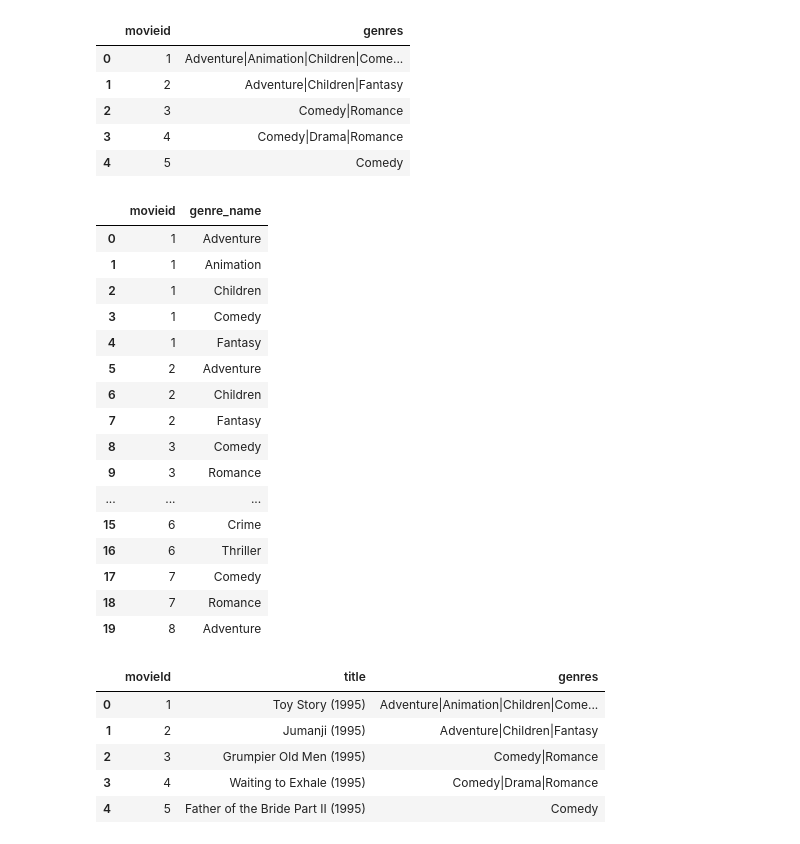
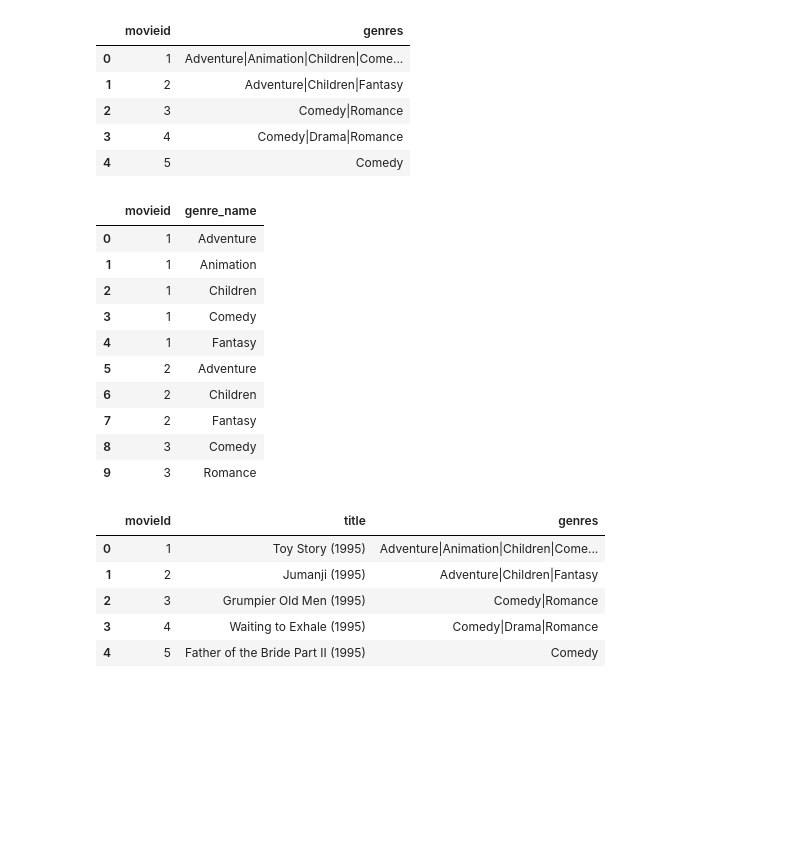
Before and after one commit to mpeteet/ETL-challenge-Team-3, a Jupyter notebook: movie_and_genre_ETL.ipynb, the cells around one changed output. Cells and saved outputs as stored; diff of their text form; code cells hidden in the pictures; blank space fills up the shorter version.

```diff
--- a/movie_and_genre_ETL.ipynb
+++ b/movie_and_genre_ETL.ipynb
@@ -106,25 +106,19 @@ for i in np.arange(len(movie_id_list)):
 # %%
 genre_final_df=pd.DataFrame(movie_genre_final_list)
 # %%
-genre_final_df.head(20)
+genre_final_df.head(10)
 # %% [output]
 |  | movieid | genre_name |
 | 0 | 1 | Adventure |
 | 1 | 1 | Animation |
 | 2 | 1 | Children |
 | 3 | 1 | Comedy |
 | 4 | 1 | Fantasy |
 | 5 | 2 | Adventure |
 | 6 | 2 | Children |
 | 7 | 2 | Fantasy |
 | 8 | 3 | Comedy |
 | 9 | 3 | Romance |
-| ... | ... | ... |
-| 15 | 6 | Crime |
-| 16 | 6 | Thriller |
-| 17 | 7 | Comedy |
-| 18 | 7 | Romance |
-| 19 | 8 | Adventure |
 # %%
 movies_df.head()
 # %% [output]
```
Also changed, not shown: parts of 6 cells of this notebook.
